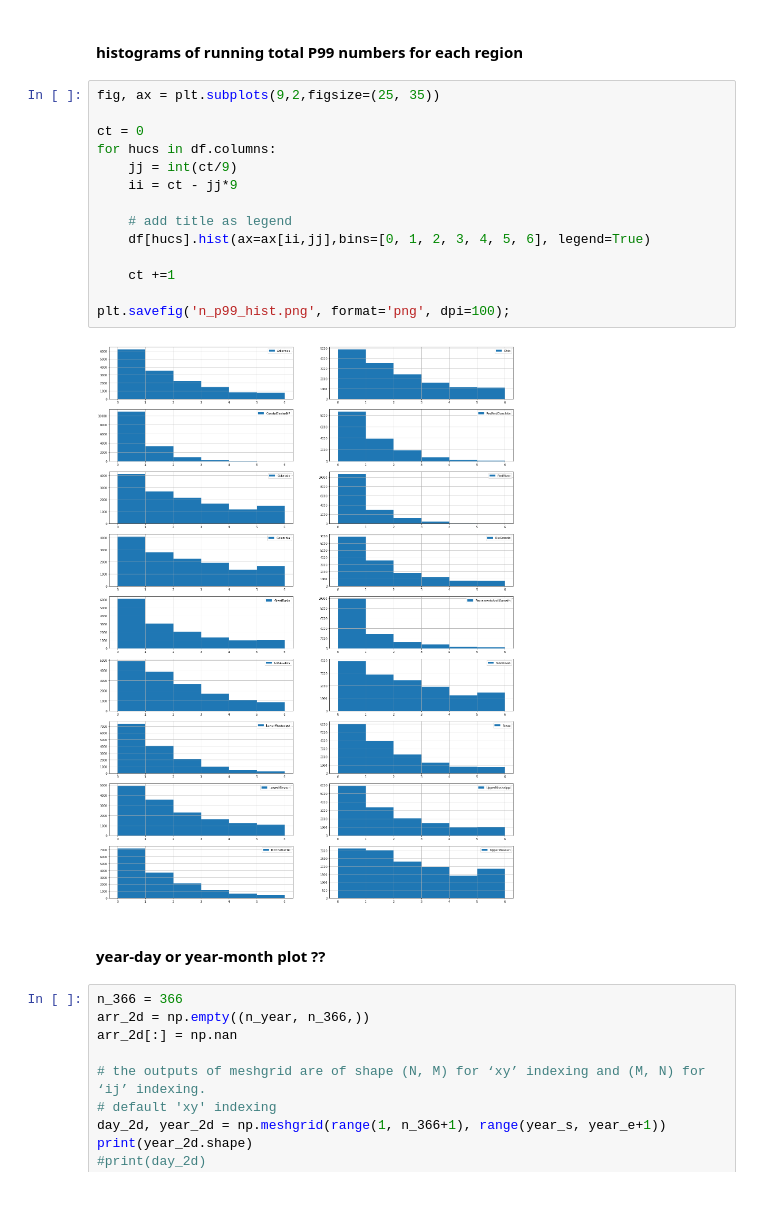
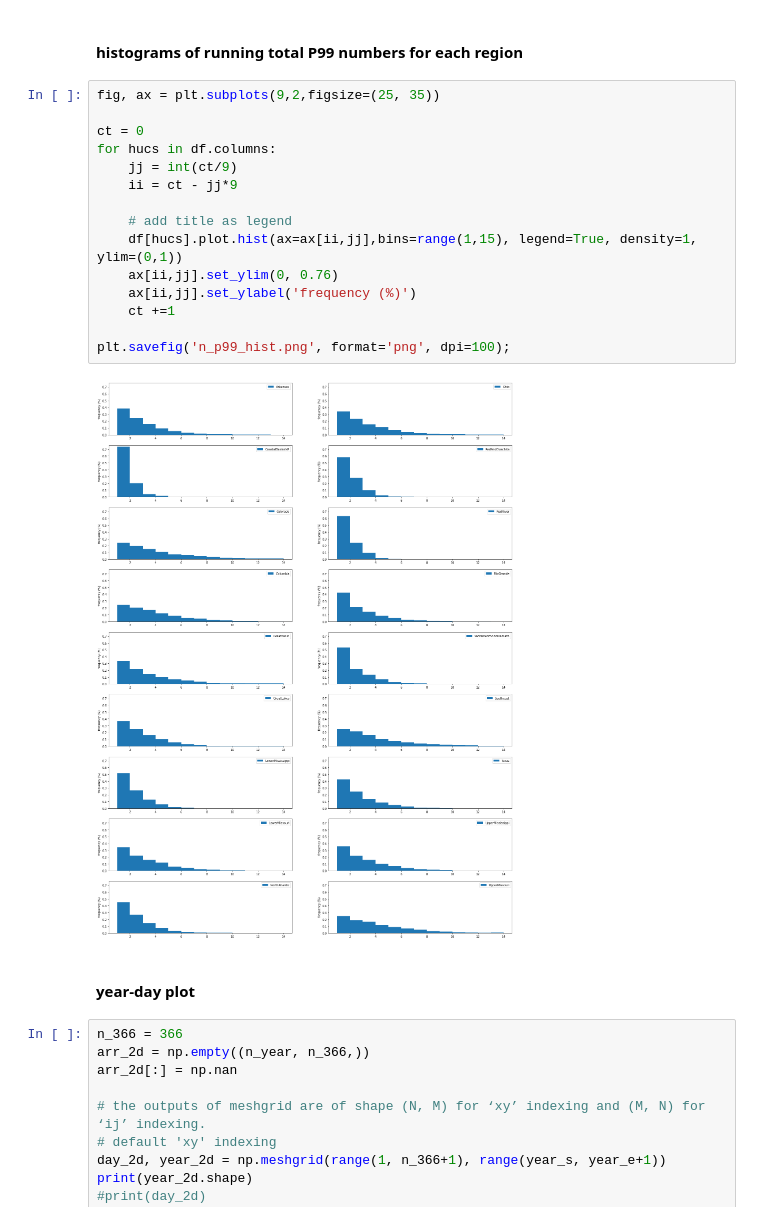
Before and after one commit to ming80302/COEXIST, a Jupyter notebook: p99_runningTot.ipynb, the cells around one changed output. Drawn from its saved outputs; the diff is of its cells as text.

```diff
--- a/p99_runningTot.ipynb
+++ b/p99_runningTot.ipynb
@@ -174,21 +174,22 @@ for hucs in df.columns:
 # %%
 fig, ax = plt.subplots(9,2,figsize=(25, 35))
 
 ct = 0
 for hucs in df.columns:
     jj = int(ct/9)
     ii = ct - jj*9
 
     # add title as legend
-    df[hucs].hist(ax=ax[ii,jj],bins=[0, 1, 2, 3, 4, 5, 6], legend=True)
-
+    df[hucs].plot.hist(ax=ax[ii,jj],bins=range(1,15), legend=True, density=1, ylim=(0,1))
+    ax[ii,jj].set_ylim(0, 0.76)
+    ax[ii,jj].set_ylabel('frequency (%)')
     ct +=1
 
 plt.savefig('n_p99_hist.png', format='png', dpi=100);
 # %% [output]
-[figure, old version]
+[figure, new version]
 # %% [markdown]
-#### year-day or year-month plot ??
+#### year-day plot
 # %%
 n_366 = 366
 arr_2d = np.empty((n_year, n_366,))
```
